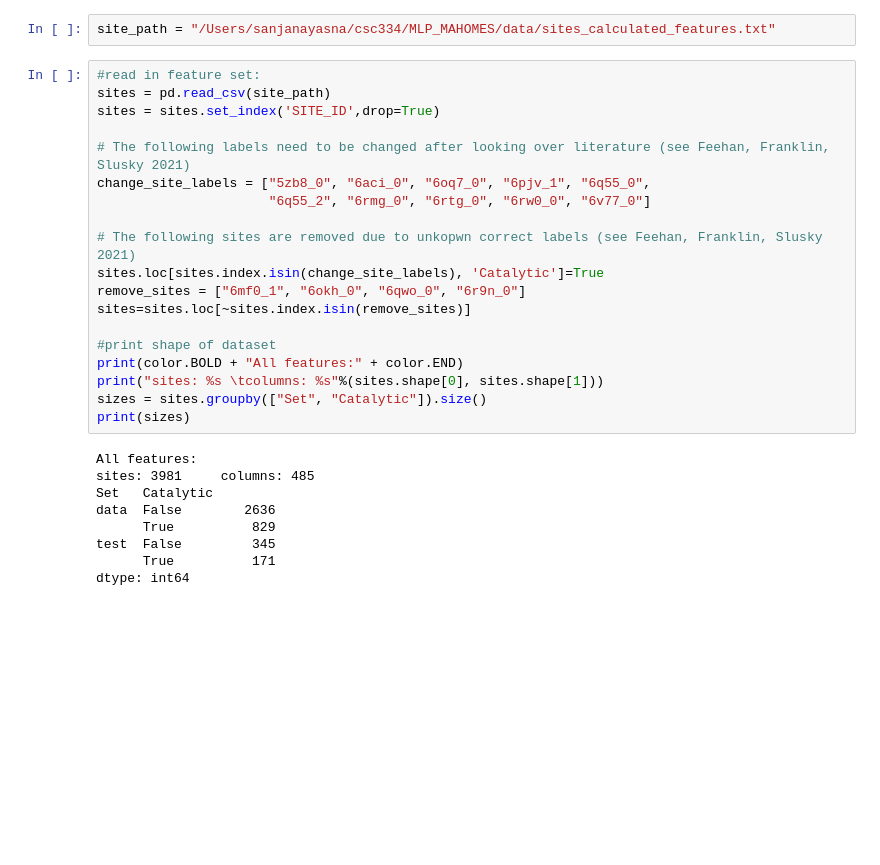
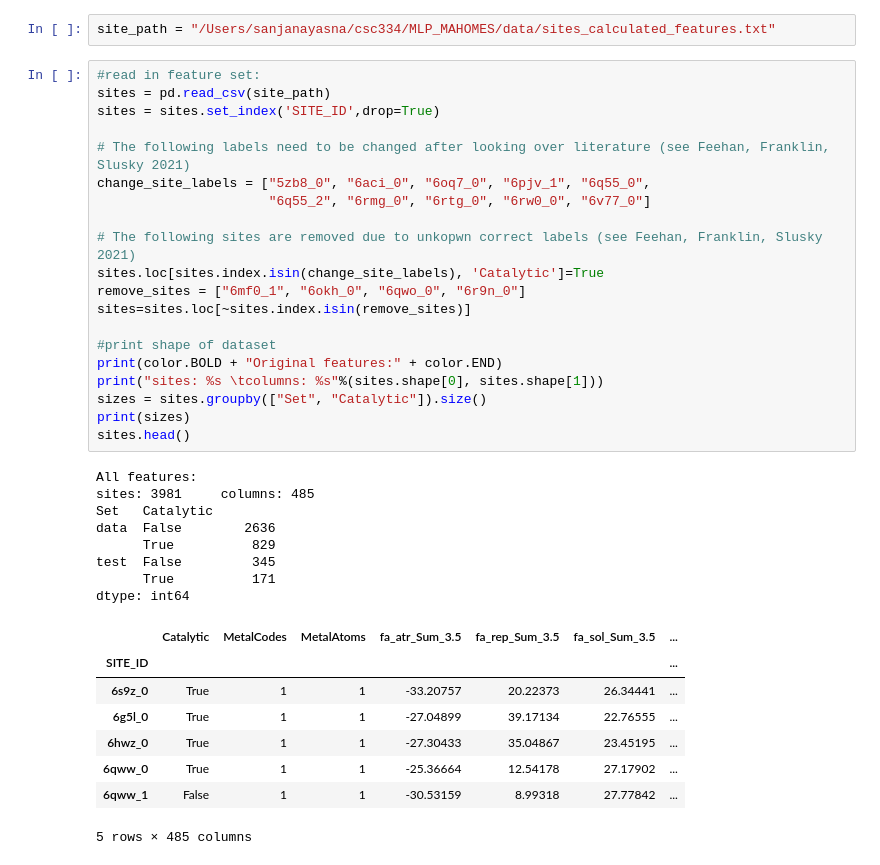
Before and after one commit to SanjanaYasna/CustomMLP, a Jupyter notebook: main_script.ipynb, the cells around one changed output. Drawn from its saved outputs; the diff is of its cells as text; blank space fills up the shorter version.

```diff
--- a/main_script.ipynb
+++ b/main_script.ipynb
@@ -28,28 +28,37 @@ site_path = "/Users/sanjanayasna/csc334/MLP_MAHOMES/data/sites_calculated_featur
 # %%
 #read in feature set:
 sites = pd.read_csv(site_path)
 sites = sites.set_index('SITE_ID',drop=True)
 
 # The following labels need to be changed after looking over literature (see Feehan, Franklin, Slusky 2021)
 change_site_labels = ["5zb8_0", "6aci_0", "6oq7_0", "6pjv_1", "6q55_0",
                       "6q55_2", "6rmg_0", "6rtg_0", "6rw0_0", "6v77_0"]
 
 # The following sites are removed due to unkopwn correct labels (see Feehan, Franklin, Slusky 2021)
 sites.loc[sites.index.isin(change_site_labels), 'Catalytic']=True
 remove_sites = ["6mf0_1", "6okh_0", "6qwo_0", "6r9n_0"]
 sites=sites.loc[~sites.index.isin(remove_sites)]
 
 #print shape of dataset
-print(color.BOLD + "All features:" + color.END)
+print(color.BOLD + "Original features:" + color.END)
 print("sites: %s \tcolumns: %s"%(sites.shape[0], sites.shape[1]))
 sizes = sites.groupby(["Set", "Catalytic"]).size()
 print(sizes)
+sites.head()
 # %% [output]
 All features:
 sites: 3981     columns: 485
 Set   Catalytic
 data  False        2636
       True          829
 test  False         345
       True          171
 dtype: int64
+|  | Catalytic | MetalCodes | MetalAtoms | fa_atr_Sum_3.5 | fa_rep_Sum_3.5 | fa_sol_Sum_3.5 | ... |
+| SITE_ID |  |  |  |  |  |  | ... |
+| 6s9z_0 | True | 1 | 1 | -33.20757 | 20.22373 | 26.34441 | ... |
+| 6g5l_0 | True | 1 | 1 | -27.04899 | 39.17134 | 22.76555 | ... |
+| 6hwz_0 | True | 1 | 1 | -27.30433 | 35.04867 | 23.45195 | ... |
+| 6qww_0 | True | 1 | 1 | -25.36664 | 12.54178 | 27.17902 | ... |
+| 6qww_1 | False | 1 | 1 | -30.53159 | 8.99318 | 27.77842 | ... |
+5 rows × 485 columns
```
Also changed, not shown: parts of 5 cells of this notebook, 4 other files.
